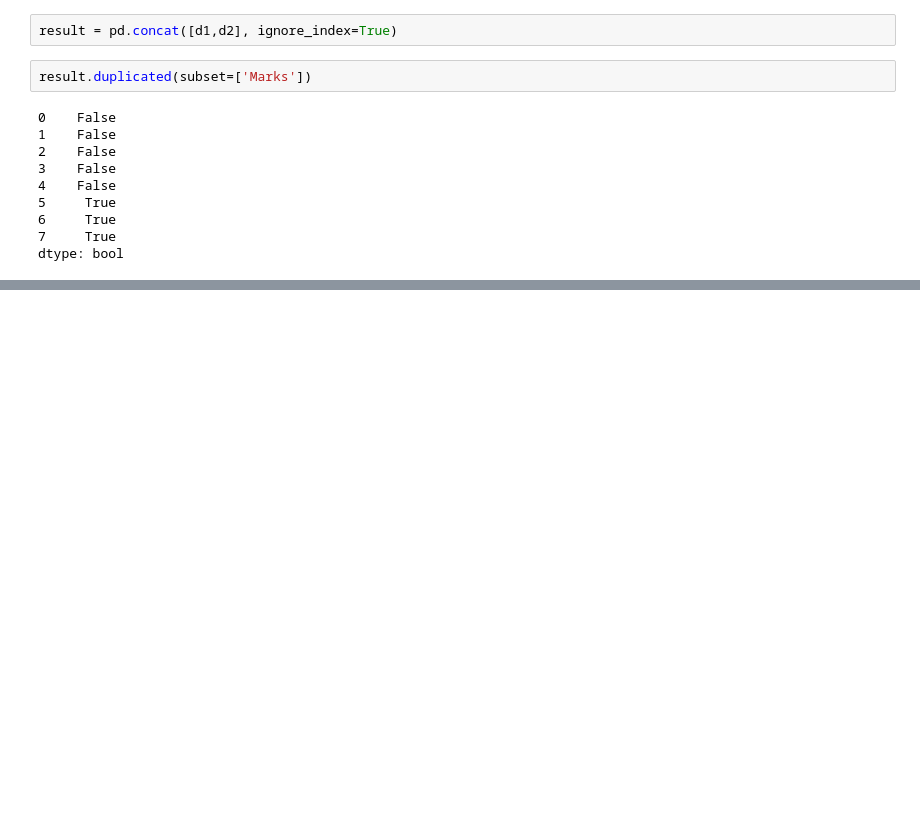
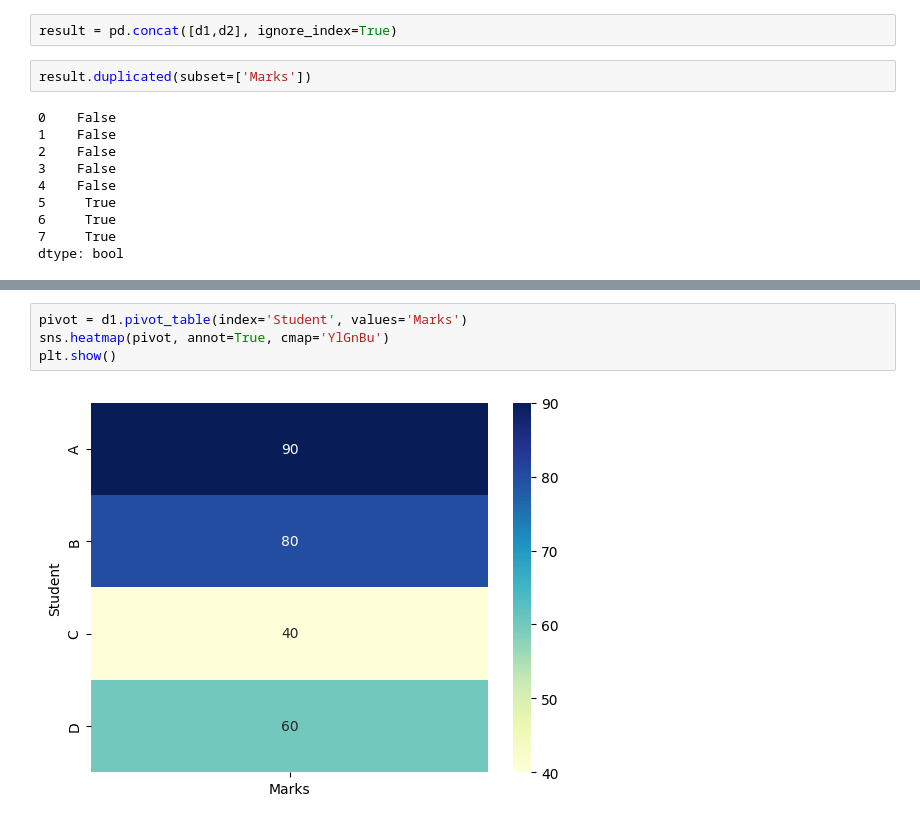
Before and after one commit to Itx-Psycho0/MY-Skills, a Jupyter notebook: SCRIPTING_LANGUAGES/Python/day18.ipynb, the cells around one changed output, grey strips where cells are left out. Cells and saved outputs as stored; diff of their text form; blank space fills up the shorter version.

```diff
--- a/SCRIPTING_LANGUAGES/Python/day18.ipynb
+++ b/SCRIPTING_LANGUAGES/Python/day18.ipynb
@@ -232,0 +252,6 @@ dtype: bool
+# %%
+pivot = d1.pivot_table(index='Student', values='Marks')
+sns.heatmap(pivot, annot=True, cmap='YlGnBu')
+plt.show()
+# %% [output]
+[figure, added]
```
Also changed, not shown: parts of 6 cells of this notebook, 3 other files.
